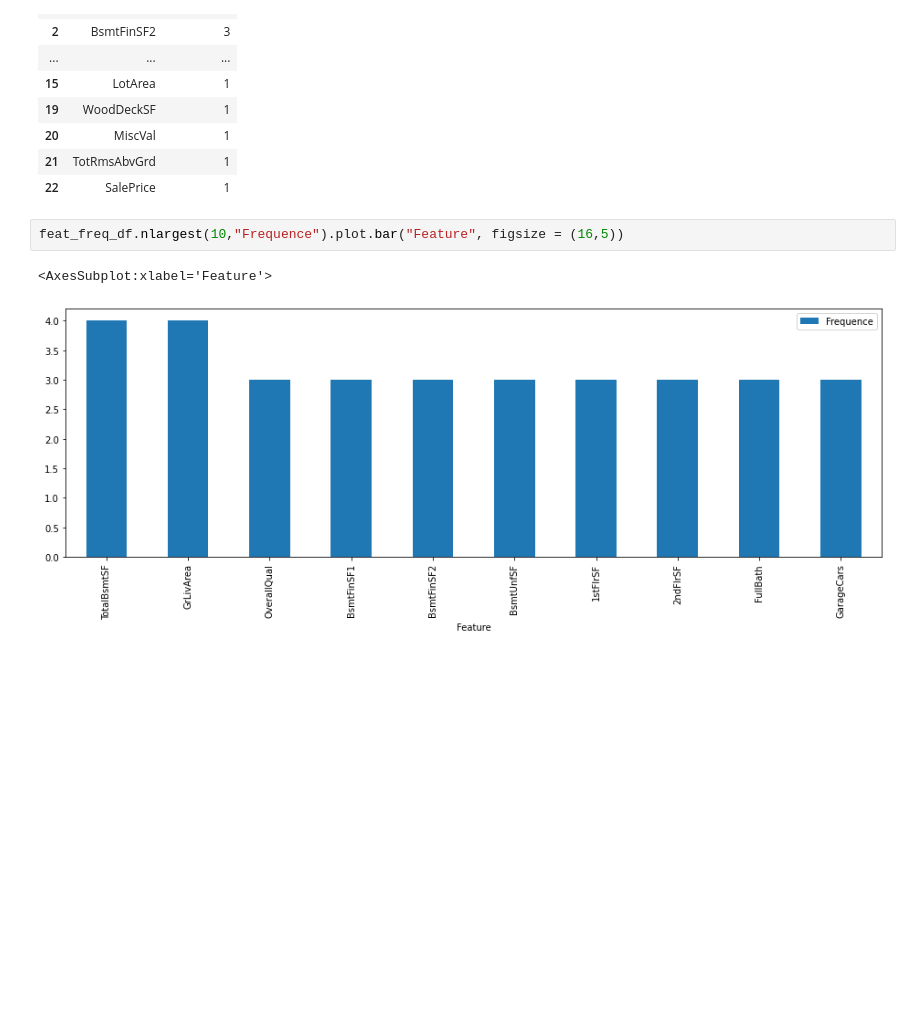
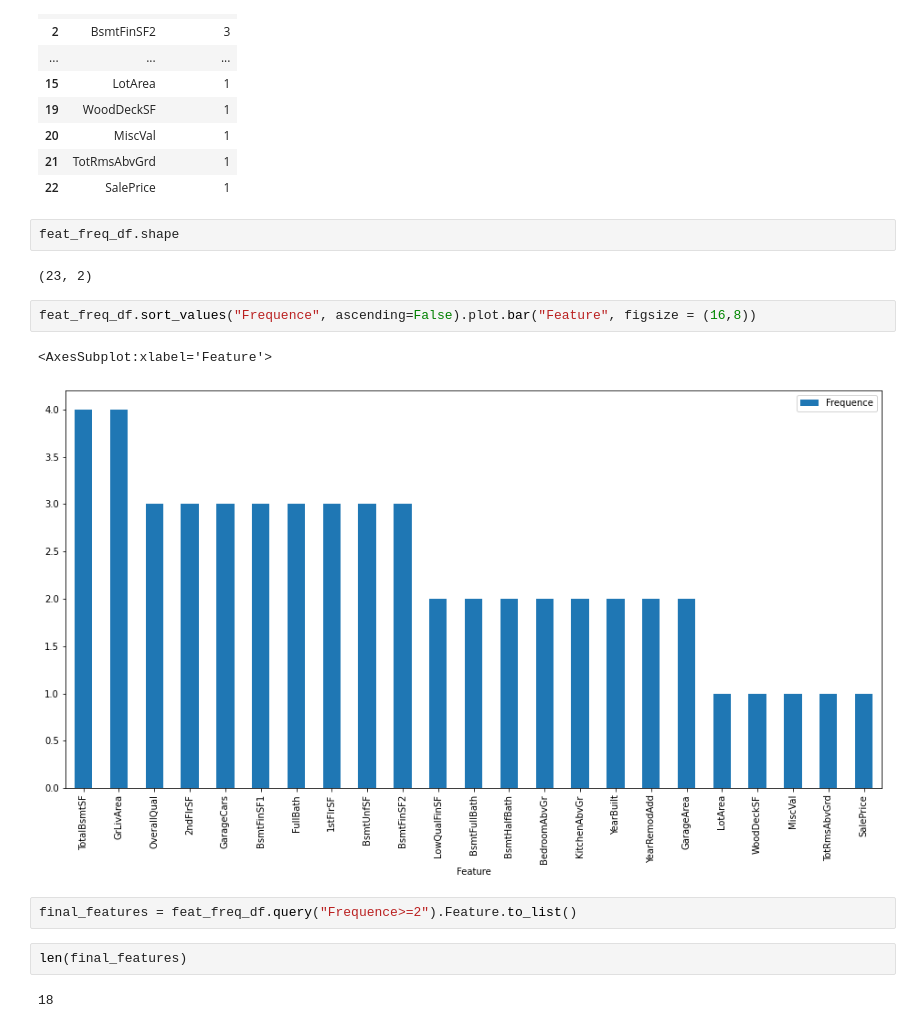
Before and after one commit to Khadimou/SalesPriceML, a Jupyter notebook: deep_eda.ipynb, the cells around one changed output. Saved outputs shown, nothing was run; the diff lists cells and outputs as text; blank space fills up the shorter version.

```diff
--- a/deep_eda.ipynb
+++ b/deep_eda.ipynb
@@ -405,8 +449,18 @@ feat_freq_df.sort_values("Frequence", ascending =False)
 | 20 | MiscVal | 1 |
 | 21 | TotRmsAbvGrd | 1 |
 | 22 | SalePrice | 1 |
+# %%
+feat_freq_df.shape
+# %% [output]
+(23, 2)
 # %%
-feat_freq_df.nlargest(10,"Frequence").plot.bar("Feature", figsize = (16,5))
+feat_freq_df.sort_values("Frequence", ascending=False).plot.bar("Feature", figsize = (16,8))
 # %% [output]
 <AxesSubplot:xlabel='Feature'>
-[figure, old version]
+[figure, new version]
+# %%
+final_features = feat_freq_df.query("Frequence>=2").Feature.to_list()
+# %%
+len(final_features)
+# %% [output]
+18
```
Also changed, not shown: parts of 15 cells of this notebook.
